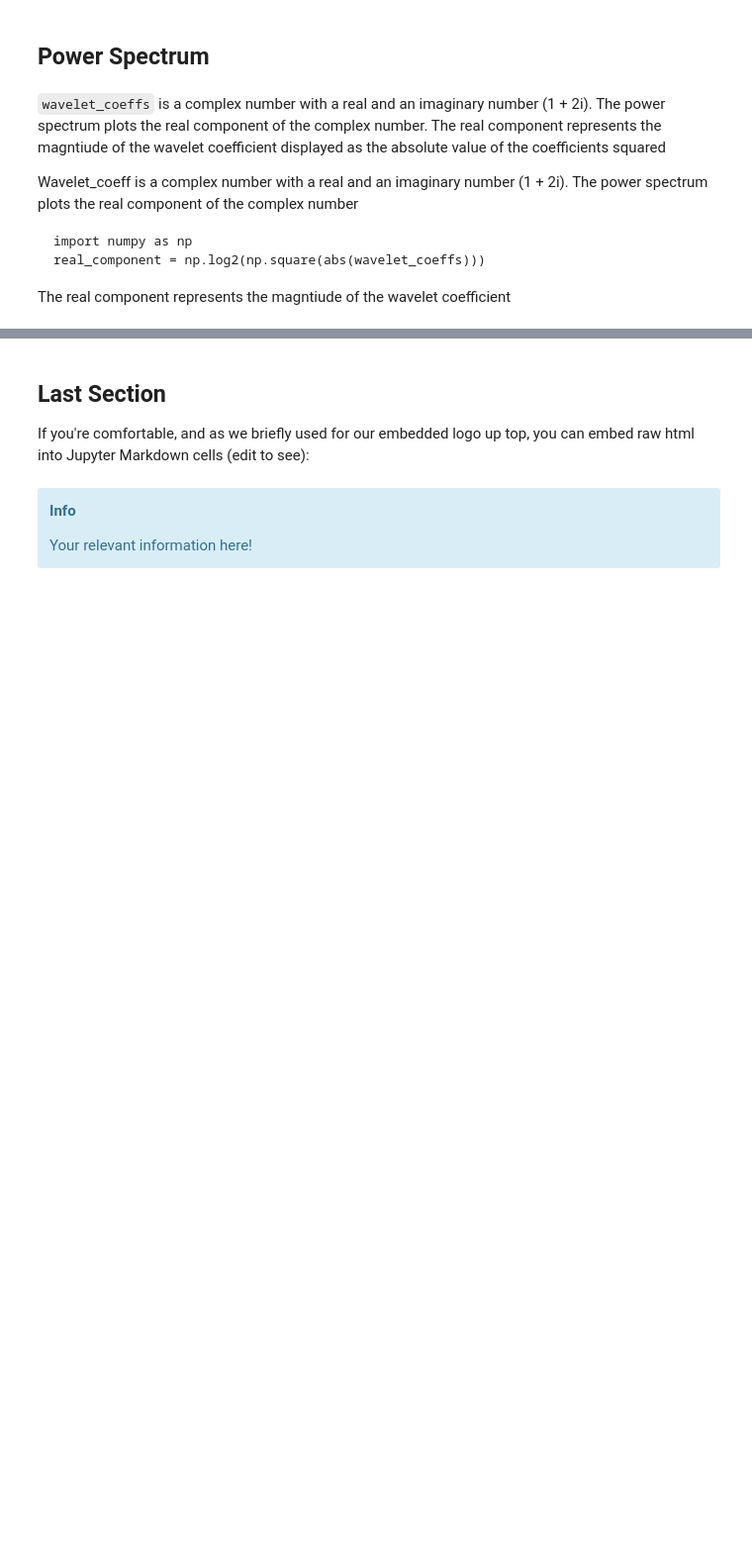
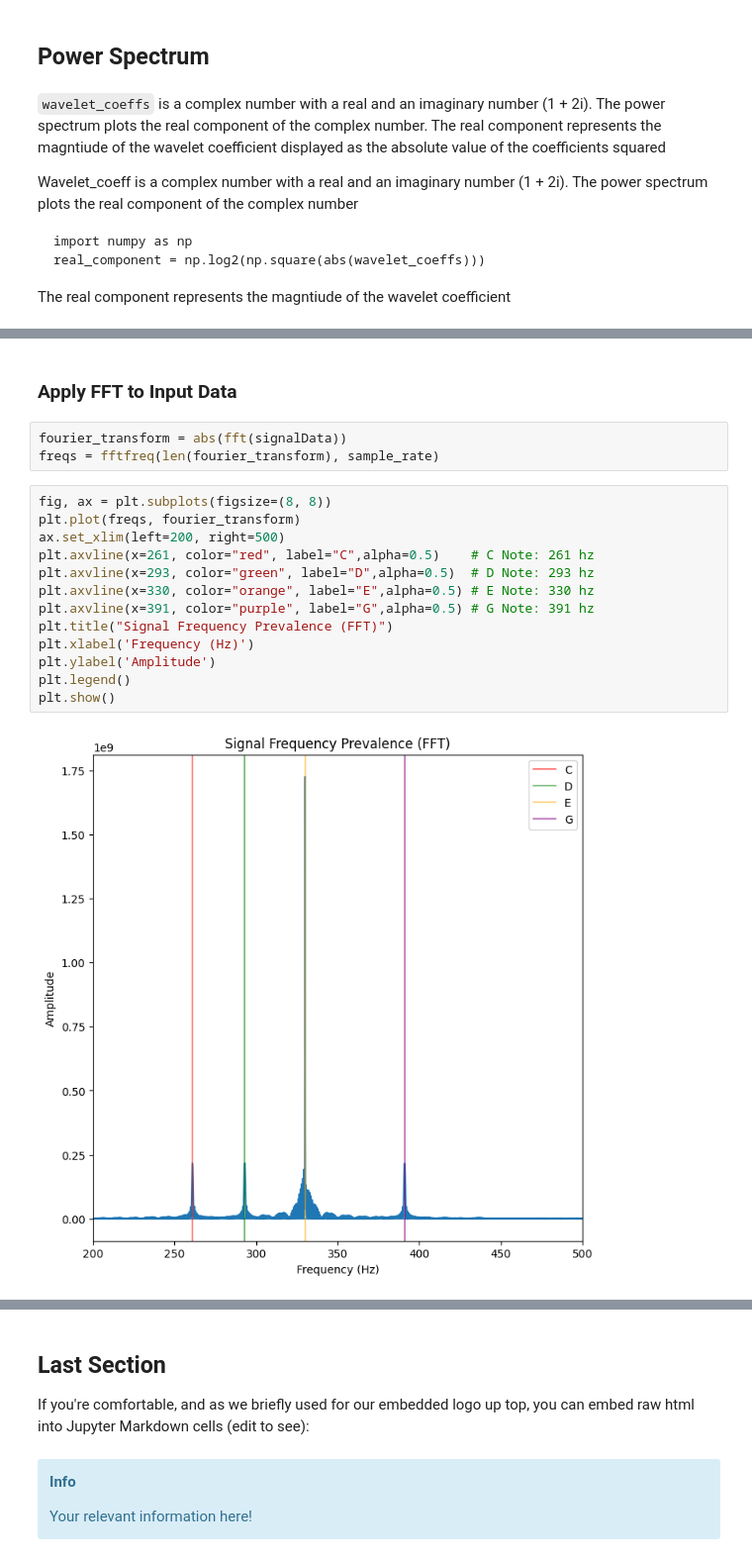
Before and after one commit to ProjectPythia/wavelet-cookbook, a Jupyter notebook: notebooks/example-workflows/jingle-bells.ipynb, the cells around one changed output, grey strips where cells are left out. Shown: that part at 99% size. Saved outputs shown, nothing was run; the diff lists cells and outputs as text; blank space fills up the shorter version.

```diff
--- a/notebooks/example-workflows/jingle-bells.ipynb
+++ b/notebooks/example-workflows/jingle-bells.ipynb
@@ -251,0 +266,20 @@ plt.show()
+# %% [markdown]
+### Apply FFT to Input Data
+# %%
+fourier_transform = abs(fft(signalData))
+freqs = fftfreq(len(fourier_transform), sample_rate)
+# %%
+fig, ax = plt.subplots(figsize=(8, 8))
+plt.plot(freqs, fourier_transform)
+ax.set_xlim(left=200, right=500)
+plt.axvline(x=261, color="red", label="C",alpha=0.5)    # C Note: 261 hz
+plt.axvline(x=293, color="green", label="D",alpha=0.5)  # D Note: 293 hz
+plt.axvline(x=330, color="orange", label="E",alpha=0.5) # E Note: 330 hz
+plt.axvline(x=391, color="purple", label="G",alpha=0.5) # G Note: 391 hz
+plt.title("Signal Frequency Prevalence (FFT)")
+plt.xlabel('Frequency (Hz)')
+plt.ylabel('Amplitude')
+plt.legend()
+plt.show()
+# %% [output]
+[figure, added]
```
Also changed, not shown: parts of 16 cells of this notebook, 2 other files.
